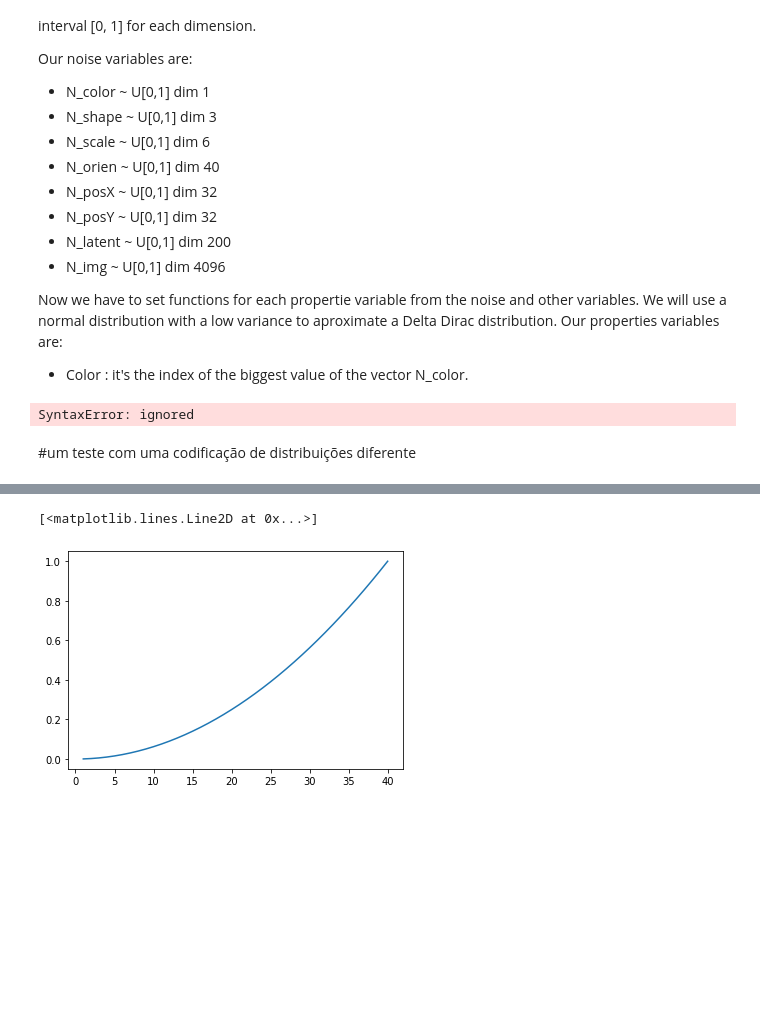
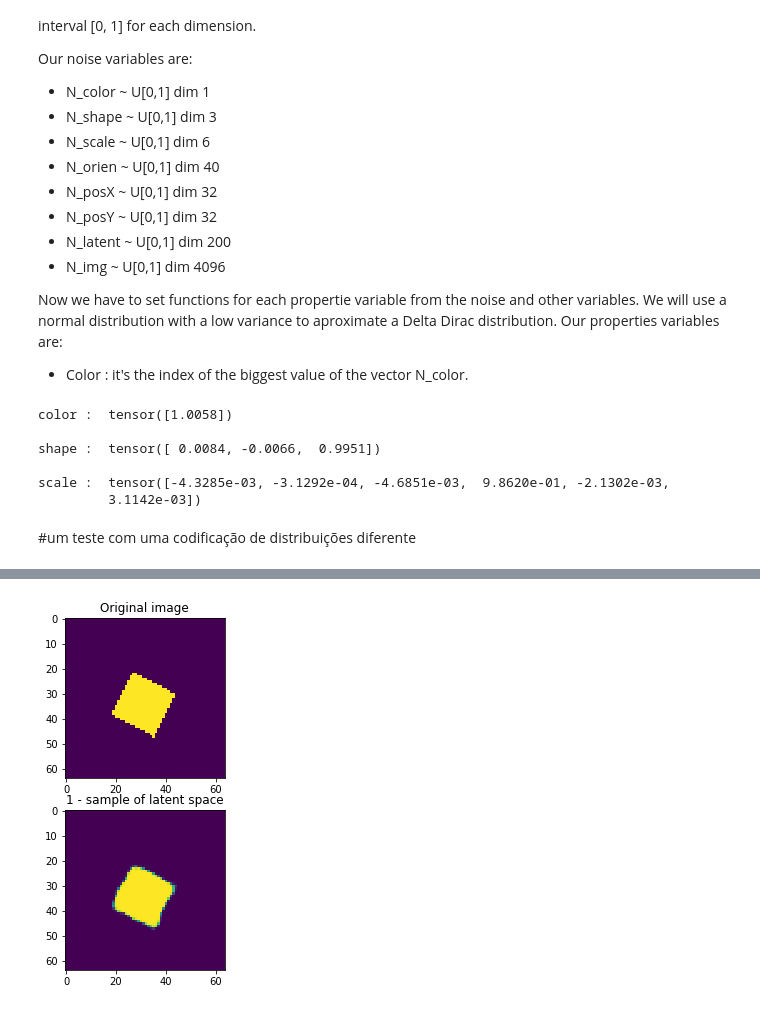
Before and after one commit to GiovaniValdrighi/inferencia_causal, a Jupyter notebook: vae.ipynb, the cells around one changed output, grey strips where cells are left out. Saved outputs shown, nothing was run; the diff lists cells and outputs as text; code cells hidden in the pictures; blank space fills up the shorter version.

```diff
--- a/vae.ipynb
+++ b/vae.ipynb
@@ -404,9 +404,9 @@ def f_orien(shape, scale, N_orien):
   _, v_scale = scale.max(0)
   _, value = N_orien.max(0)
   #dic shape scale
-  dist = {0 : {0:, 1:, 2:, 3:, 4:, 5:,},
-          1 : {0:, 1:, 2:, 3:, 4:, 5:,},
-          2 : {0:, 1:, 2:, 3:, 4:, 5:,}}
+  #dist = {0 : {0:, 1:, 2:, 3:, 4:, 5:,},
+   #       1 : {0:, 1:, 2:, 3:, 4:, 5:,},
+    #      2 : {0:, 1:, 2:, 3:, 4:, 5:,}}
 
 
 def f_X(N_x):
@@ -440,6 +440,7 @@ def model(noise):
   print('\nscale : ',  scale)
   #label = torch.cat([color, shape, scale, orien, X, Y], -1)
 
+
   #return label
 uniform_noise = { 'color' : pyro.distributions.Uniform(torch.zeros(latents_sizes[0]), torch.ones(latents_sizes[0])),
                   'shape' : pyro.distributions.Uniform(torch.zeros(latents_sizes[1]), torch.ones(latents_sizes[1])),
@@ -452,7 +453,12 @@ uniform_noise = { 'color' : pyro.distributions.Uniform(torch.zeros(latents_sizes
 
 model(uniform_noise)
 # %% [output]
-SyntaxError: ignored
+color :  tensor([1.0058])
+
+shape :  tensor([ 0.0084, -0.0066,  0.9951])
+
+scale :  tensor([-4.3285e-03, -3.1292e-04, -4.6851e-03,  9.8620e-01, -2.1302e-03,
+         3.1142e-03])
 # %% [markdown]
 #um teste com uma codificação de distribuições diferente
 # %%
@@ -472,7 +478,7 @@ def f_scale(shape, N_scale):
     return torch.tensor([1., 0., 0., 0., 0., 0.])
   for i in range(len(probs[v_shape]) - 1):
     if probs[v_shape][i] <= N_scale <= probs[v_shape][i+1]:
-      return torch.nn.functional.one_hot(torch.tensor([i+1]), 6).to(torch.float32)
+      return torch.nn.functional.one_hot(torch.tensor([i+1]), 6).to(torch.float32).reshape([6])
 
 def f_orien(shape, N_orien):
   _, v_shape = shape.max(0)
@@ -481,16 +487,29 @@ def f_orien(shape, N_orien):
            1: [0.000625*i**2 for i in range(1, 41)],
            2: [0.000625*i**2 for i in range(1, 41)]}
   if N_orien <= probs[v_shape][0]:
-    return torch.nn.functional.one_hot(torch.tensor([0]), 40).to(torch.float32)
+    return torch.nn.functional.one_hot(torch.tensor([0]), 40).to(torch.float32).reshape([40])
   for i in range(len(probs[v_shape]) - 1):
     if probs[v_shape][i] <= N_orien <= probs[v_shape][i+1]:
-      return torch.nn.functional.one_hot(torch.tensor([i+1]), 40).to(torch.float32)
+      return torch.nn.functional.one_hot(torch.tensor([i+1]), 40).to(torch.float32).reshape([40])
 
-def f_X(N_x):
-  pass
+def f_posX(shape, scale, N_posX):
+  _, v_shape = shape.max(0)
+  _, v_scale = scale.max(0)
+  v_shape = int(v_shape)
+  v_scale = int(v_scale)
+  probs = {0: [0.0625*i for i in range(1,33)],
+           1: [v_scale*i/32 for i in range(1,33)],
+           2: [v_scale*i/32 for i in range(1,33)]}
+  if N_posX <= probs[v_shape][0]:
+    return torch.nn.functional.one_hot(torch.tensor([0]), 32).to(torch.float32).reshape([32])
+  for i in range(len(probs[v_shape]) - 1):
+    if probs[v_shape][i] <= N_posX <= probs[v_shape][i+1]:
+      return torch.nn.functional.one_hot(torch.tensor([i+1]), 32).to(torch.float32).reshape([32])
 
-def f_Y(N_y):
-  pass
+def f_posY(posX, N_posY):
+  _, v_posX = posX.max(0)
+  v_posX = int(v_posX)
+  return torch.nn.functional.one_hot(torch.tensor([32 - v_posX]), 32).to(torch.float32).reshape([32])
 
 
 def model(noise):
@@ -504,24 +523,29 @@ def model(noise):
   N_posY = pyro.sample('N_posY', noise['posY'].to_event(1))
   N_latent = pyro.sample('N_latent', noise['latent'].to_event(1))
   N_img = pyro.sample('N_img', noise['img'].to_event(1))
-  color = pyro.sample('color', pyro.distributions.Normal(f_color(N_color), torch.tensor([0.01])))
-  shape = pyro.sample('shape', pyro.distributions.Normal(f_shape(N_shape), torch.tensor([0.01])))
-  scale = pyro.sample('scale', pyro.distributions.Normal(f_scale(shape, N_scale), torch.tensor([0.01])))
-  orien = pyro.sample('orien', pyro.distributions.Normal(f_orien(shape, N_orien), torch.tensor([0.01])))
-  #X = pyro.sample('x', pyro.distributions.OneHotCategorical(f_X(N_X)))
-  #Y = pyro.sample('y', pyro.distributions.OneHotCategorical(f_Y(N_Y)))
+  color = pyro.sample('color', pyro.distributions.Normal(f_color(N_color), torch.tensor([0.01])).to_event(1))
+  shape = pyro.sample('shape', pyro.distributions.Normal(f_shape(N_shape), torch.tensor([0.01])).to_event(1))
+  scale = pyro.sample('scale', pyro.distributions.Normal(f_scale(shape, N_scale), torch.tensor([0.01])).to_event(1))
+  orien = pyro.sample('orien', pyro.distributions.Normal(f_orien(shape, N_orien), torch.tensor([0.01])).to_event(1))
+  posX = pyro.sample('posX', pyro.distributions.Normal(f_posX(shape, scale, N_posX), torch.tensor([0.01])).to_event(1))
+  posY = pyro.sample('posY', pyro.distributions.Normal(f_posY(posX ,N_posY), torch.tensor([0.01])).to_event(1))
   print('color : ', color)
   print('\nshape : ', shape)
   print('\nscale : ',  scale)
   print('\norien : ', orien)
-  #label = torch.cat([color, shape, scale, orien, X, Y], -1)
+  print('\nposX : ', posX)
+  print('\nposY : ', posY)
+  label = torch.round(torch.cat([color, shape, scale, orien, posX, posY], -1))
+  print(label)
+  ind = ind_from_att(int(color.max(0)[1]) + 1, int(shape.max(0)[1]) + 1, int(scale.max(0)[1]) + 1, int(orien.max(0)[1]) + 1, int(posX.max(0)[1]) + 1, int(posY.max(0)[1]) + 1)
+  run_img_vae(imgs[ind], latents_classes[ind], num = 2)
 
   #return label
 uniform_noise = { 'color' : pyro.distributions.OneHotCategorical(torch.tensor([1.])),
                   'shape' : pyro.distributions.OneHotCategorical(torch.tensor([0.3, 0.4, 0.3])),
                   'scale' : pyro.distributions.Uniform(torch.tensor([0.]), torch.tensor([1.])),
                   'orien' : pyro.distributions.Uniform(torch.tensor([0.]), torch.tensor([1.])),
-                  'posX' : pyro.distributions.Uniform(torch.zeros(latents_sizes[4]), torch.ones(latents_sizes[4])),
+                  'posX' : pyro.distributions.Uniform(torch.tensor([0.]), torch.tensor([1.])),
                   'posY' : pyro.distributions.Uniform(torch.zeros(latents_sizes[5]), torch.ones(latents_sizes[5])),
                   'latent' : pyro.distributions.Uniform(torch.zeros(200), torch.ones(200)),
                   'img' : pyro.distributions.Uniform(torch.zeros(4096), torch.ones(4096))}
@@ -544,0 +572 @@ orien :  tensor([[ 1.7514e-02, -6.6306e-03,  9.6700e-03, -1.4506e-02,  1.8297e-0
+[figure, added]
@@ -547,5 +572,0 @@ import matplotlib.pyplot as plt
-# %%
-plt.plot(range(1, 41), [1/1600 * i**2 for i in range(1, 41)])
-# %% [output]
-[<matplotlib.lines.Line2D at 0x...>]
-[figure, removed]
```
Also changed, not shown: parts of 8 cells of this notebook.
